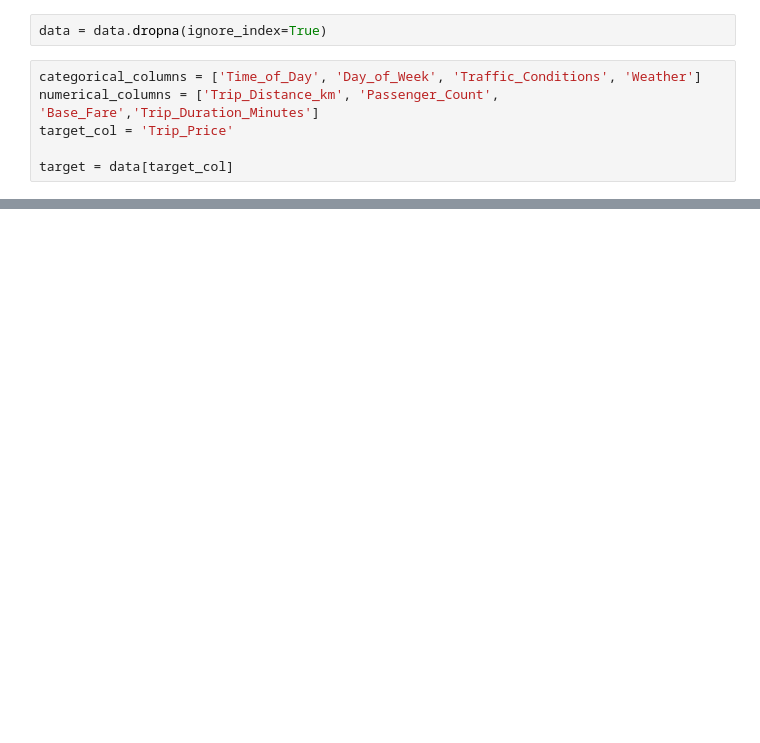
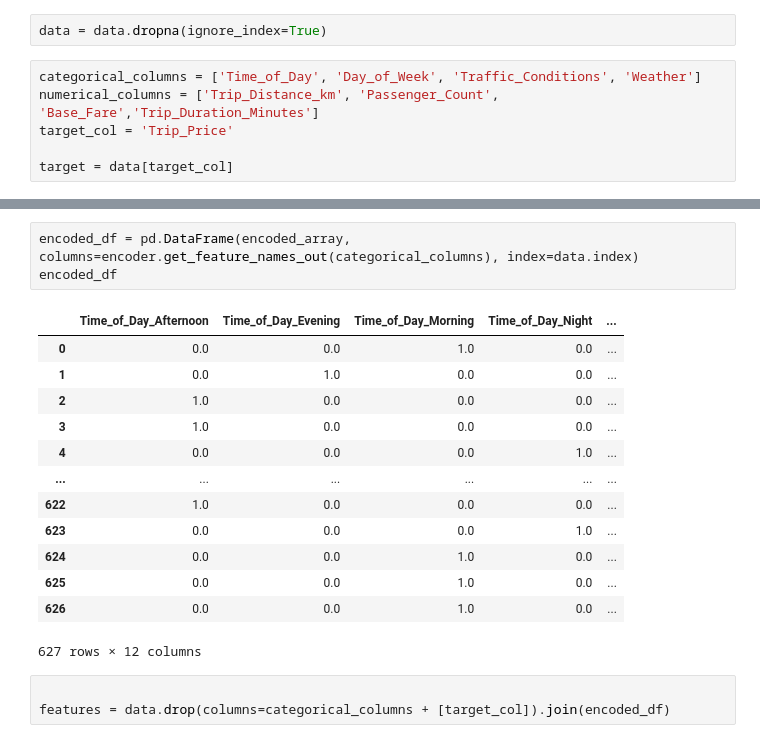
Before and after one commit to nc-zh/imggi-course, a Jupyter notebook: notebooks/ml/06_demo-3-categorical.ipynb, the cells around one changed output, grey strips where cells are left out. Drawn from its saved outputs; the diff is of its cells as text; blank space fills up the shorter version.

```diff
--- a/notebooks/ml/06_demo-3-categorical.ipynb
+++ b/notebooks/ml/06_demo-3-categorical.ipynb
@@ -31,2 +58,22 @@ features = data.drop(columns=categorical_columns + [target_col]).join(encoded_df
+# %%
+encoded_df = pd.DataFrame(encoded_array, columns=encoder.get_feature_names_out(categorical_columns), index=data.index)
+encoded_df
+# %% [output]
+|  | Time_of_Day_Afternoon | Time_of_Day_Evening | Time_of_Day_Morning | Time_of_Day_Night | ... |
+| 0 | 0.0 | 0.0 | 1.0 | 0.0 | ... |
+| 1 | 0.0 | 1.0 | 0.0 | 0.0 | ... |
+| 2 | 1.0 | 0.0 | 0.0 | 0.0 | ... |
+| 3 | 1.0 | 0.0 | 0.0 | 0.0 | ... |
+| 4 | 0.0 | 0.0 | 0.0 | 1.0 | ... |
+| ... | ... | ... | ... | ... | ... |
+| 622 | 1.0 | 0.0 | 0.0 | 0.0 | ... |
+| 623 | 0.0 | 0.0 | 0.0 | 1.0 | ... |
+| 624 | 0.0 | 0.0 | 1.0 | 0.0 | ... |
+| 625 | 0.0 | 0.0 | 1.0 | 0.0 | ... |
+| 626 | 0.0 | 0.0 | 1.0 | 0.0 | ... |
+627 rows × 12 columns
+# %%
+
+features = data.drop(columns=categorical_columns + [target_col]).join(encoded_df)
 # %%
 features
```
Also changed, not shown: parts of 15 cells of this notebook, 2 other files.
